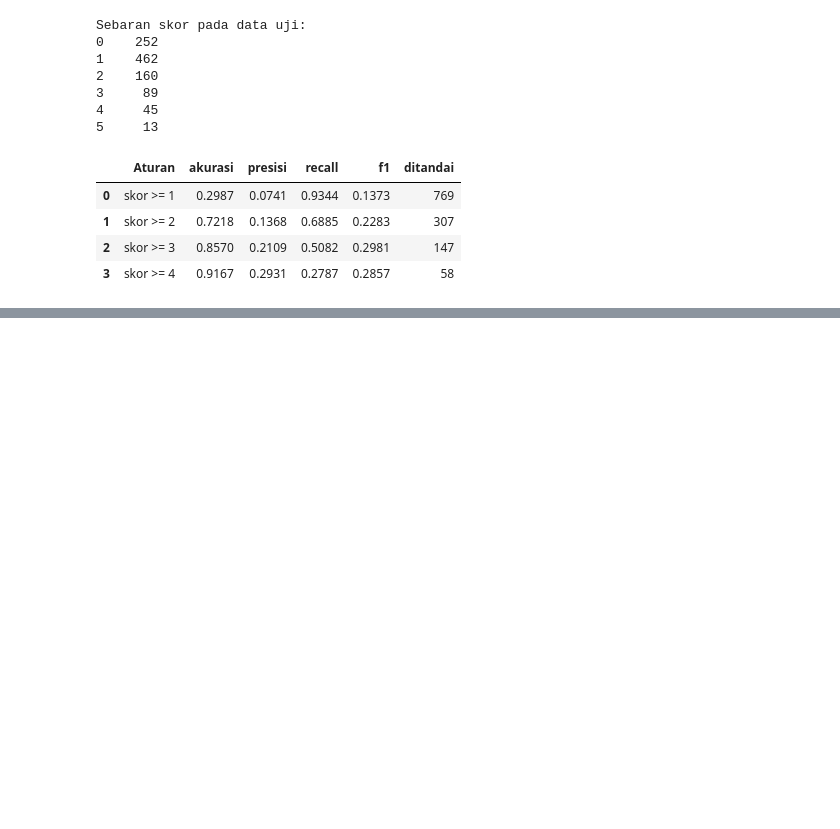
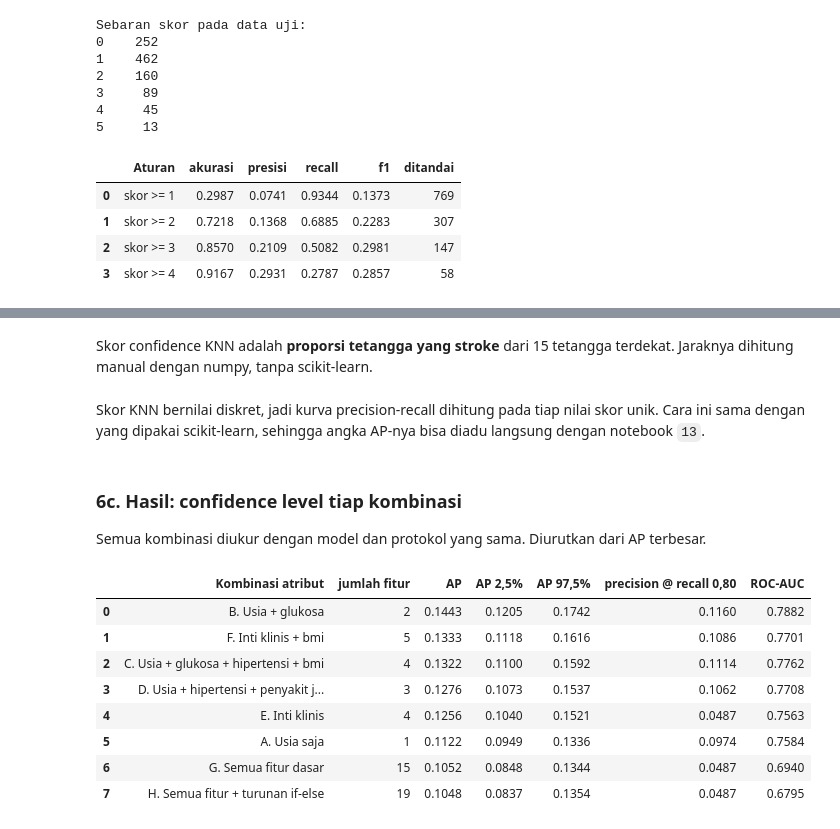
Before and after one commit to ravi-arnan/machine-learning, a Jupyter notebook: colab-hasil/03a_knn_manual_hasil.ipynb, the cells around one changed output, grey strips where cells are left out. Drawn from its saved outputs; the diff is of its cells as text; code cells hidden in the pictures; blank space fills up the shorter version.

```diff
--- a/colab-hasil/03a_knn_manual_hasil.ipynb
+++ b/colab-hasil/03a_knn_manual_hasil.ipynb
@@ -238,0 +493,25 @@ pd.DataFrame(baris_skor)
+# %% [markdown]
+Skor confidence KNN adalah **proporsi tetangga yang stroke** dari 15 tetangga
+terdekat. Jaraknya dihitung manual dengan numpy, tanpa scikit-learn.
+# %%
+def knn_skor(X_latih, y_latih, X_uji, k=15):
+    """Skor KNN: proporsi tetangga terdekat yang stroke. Jarak dihitung manual."""
+    jarak2 = ((X_uji ** 2).sum(1)[:, None] + (X_latih ** 2).sum(1)[None, :]
+              - 2 * X_uji @ X_latih.T)
+    tetangga = np.argpartition(jarak2, k - 1, axis=1)[:, :k]
+    return y_latih[tetangga].mean(axis=1)
+
+
+def skor_oof(X_tab, y, k=15, n_lipatan=5, seed=42):
+    """Skor out-of-fold KNN pada lipatan stratified."""
+    lipatan = lipatan_stratified(y, n_lipatan, seed)
+    skor = np.zeros(len(y))
+    for f in range(n_lipatan):
+        uji = lipatan == f
+        X_latih, X_uji = standardisasi(X_tab[~uji], X_tab[uji])
+        skor[uji] = knn_skor(X_latih, y[~uji], X_uji, k)
+    return skor
+# %% [markdown]
+Skor KNN bernilai diskret, jadi kurva precision-recall dihitung pada tiap nilai skor
+unik. Cara ini sama dengan yang dipakai scikit-learn, sehingga angka AP-nya bisa diadu
+langsung dengan notebook `13`.
@@ -238,0 +577,33 @@ pd.DataFrame(baris_skor)
+# %% [markdown]
+### 6c. Hasil: confidence level tiap kombinasi
+
+Semua kombinasi diukur dengan model dan protokol yang sama. Diurutkan dari AP terbesar.
+# %%
+baris = []
+for nama, grup in KOMBINASI.items():
+    kol = kolom(grup)
+    skor = skor_oof(X_komb[kol].to_numpy(), y_komb)
+    ap = average_precision(y_komb, skor)
+    lo, hi = bootstrap_ap(y_komb, skor)
+    baris.append({
+        "Kombinasi atribut": nama,
+        "jumlah fitur": len(kol),
+        "AP": round(ap, 4),
+        "AP 2,5%": round(lo, 4),
+        "AP 97,5%": round(hi, 4),
+        "precision @ recall 0,80": round(presisi_pada_recall(y_komb, skor), 4),
+        "ROC-AUC": round(roc_auc(y_komb, skor), 4),
+    })
+
+tabel_knn = pd.DataFrame(baris).sort_values("AP", ascending=False).reset_index(drop=True)
+tabel_knn
+# %% [output]
+|  | Kombinasi atribut | jumlah fitur | AP | AP 2,5% | AP 97,5% | precision @ recall 0,80 | ROC-AUC |
+| 0 | B. Usia + glukosa | 2 | 0.1443 | 0.1205 | 0.1742 | 0.1160 | 0.7882 |
+| 1 | F. Inti klinis + bmi | 5 | 0.1333 | 0.1118 | 0.1616 | 0.1086 | 0.7701 |
+| 2 | C. Usia + glukosa + hipertensi + bmi | 4 | 0.1322 | 0.1100 | 0.1592 | 0.1114 | 0.7762 |
+| 3 | D. Usia + hipertensi + penyakit j... | 3 | 0.1276 | 0.1073 | 0.1537 | 0.1062 | 0.7708 |
+| 4 | E. Inti klinis | 4 | 0.1256 | 0.1040 | 0.1521 | 0.0487 | 0.7563 |
+| 5 | A. Usia saja | 1 | 0.1122 | 0.0949 | 0.1336 | 0.0974 | 0.7584 |
+| 6 | G. Semua fitur dasar | 15 | 0.1052 | 0.0848 | 0.1344 | 0.0487 | 0.6940 |
+| 7 | H. Semua fitur + turunan if-else | 19 | 0.1048 | 0.0837 | 0.1354 | 0.0487 | 0.6795 |
```
Also changed, not shown: parts of 25 cells of this notebook, 2 other files.
